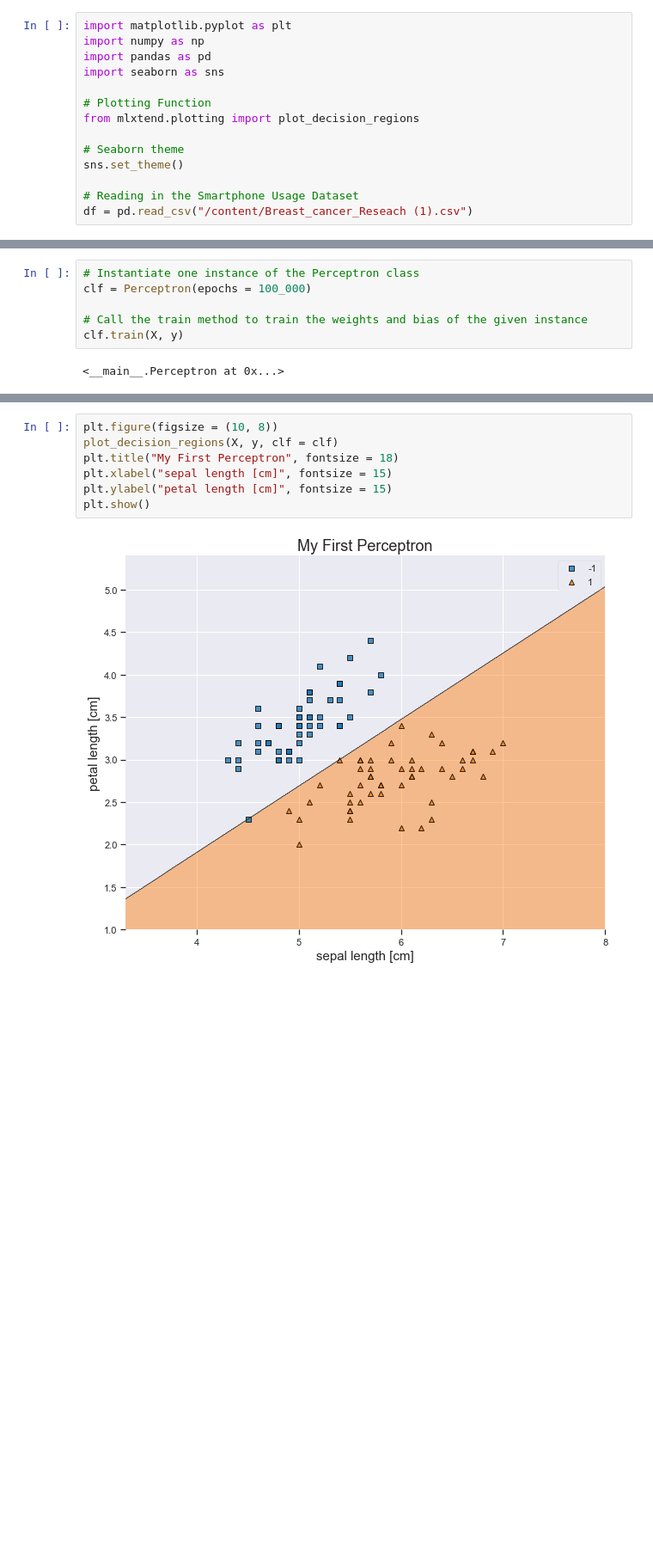
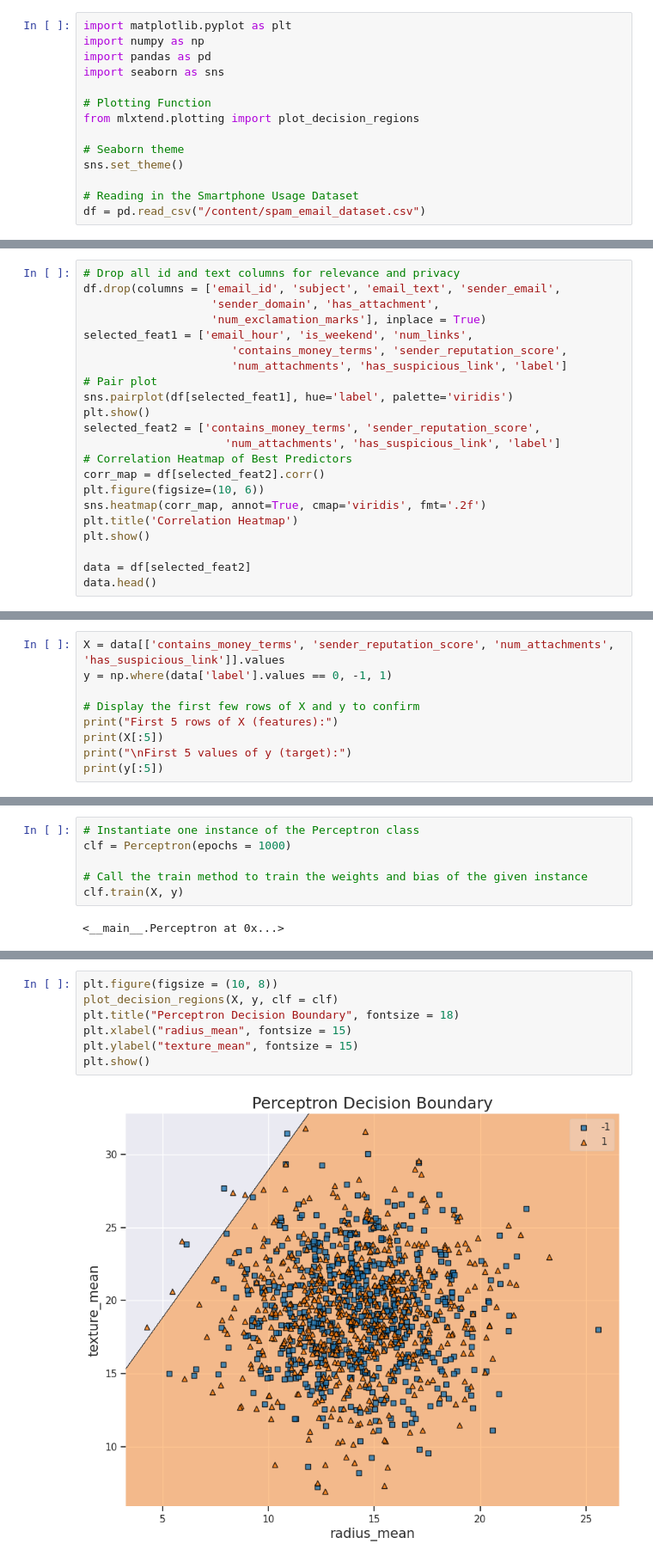
Before and after one commit to ccarr-x/CMOR-438-SP-2026, a Jupyter notebook: Supervised_Learning/The_Perceptron.ipynb, the cells around one changed output, grey strips where cells are left out. Shown at 86% size. Drawn from its saved outputs; the diff is of its cells as text; blank space fills up the shorter version.

```diff
--- a/Supervised_Learning/The_Perceptron.ipynb
+++ b/Supervised_Learning/The_Perceptron.ipynb
@@ -28,7 +28,7 @@ from mlxtend.plotting import plot_decision_regions
 sns.set_theme()
 
 # Reading in the Smartphone Usage Dataset
-df = pd.read_csv("/content/Breast_cancer_Reseach (1).csv")
+df = pd.read_csv("/content/spam_email_dataset.csv")
 # %%
 df.iloc[:100]
 # %% [output]
@@ -177,0 +94,22 @@ array([[5.1, 3.5],
+# %%
+# Drop all id and text columns for relevance and privacy
+df.drop(columns = ['email_id', 'subject', 'email_text', 'sender_email',
+                   'sender_domain', 'has_attachment',
+                   'num_exclamation_marks'], inplace = True)
+selected_feat1 = ['email_hour', 'is_weekend', 'num_links',
+                      'contains_money_terms', 'sender_reputation_score',
+                      'num_attachments', 'has_suspicious_link', 'label']
+# Pair plot
+sns.pairplot(df[selected_feat1], hue='label', palette='viridis')
+plt.show()
+selected_feat2 = ['contains_money_terms', 'sender_reputation_score',
+                     'num_attachments', 'has_suspicious_link', 'label']
+# Correlation Heatmap of Best Predictors
+corr_map = df[selected_feat2].corr()
+plt.figure(figsize=(10, 6))
+sns.heatmap(corr_map, annot=True, cmap='viridis', fmt='.2f')
+plt.title('Correlation Heatmap')
+plt.show()
+
+data = df[selected_feat2]
+data.head()
@@ -177,0 +131,9 @@ array([[5.1, 3.5],
+# %%
+X = data[['contains_money_terms', 'sender_reputation_score', 'num_attachments', 'has_suspicious_link']].values
+y = np.where(data['label'].values == 0, -1, 1)
+
+# Display the first few rows of X and y to confirm
+print("First 5 rows of X (features):")
+print(X[:5])
+print("\nFirst 5 values of y (target):")
+print(y[:5])
@@ -258,7 +230,7 @@ percep.train(X, y)
 ---
 # %%
 # Instantiate one instance of the Perceptron class
-clf = Perceptron(epochs = 100_000)
+clf = Perceptron(epochs = 1000)
 
 # Call the train method to train the weights and bias of the given instance
 clf.train(X, y)
@@ -313,12 +279,12 @@ plt.show()
 # %%
 plt.figure(figsize = (10, 8))
 plot_decision_regions(X, y, clf = clf)
-plt.title("My First Perceptron", fontsize = 18)
-plt.xlabel("sepal length [cm]", fontsize = 15)
-plt.ylabel("petal length [cm]", fontsize = 15)
+plt.title("Perceptron Decision Boundary", fontsize = 18)
+plt.xlabel("radius_mean", fontsize = 15)
+plt.ylabel("texture_mean", fontsize = 15)
 plt.show()
 # %% [output]
-[figure, old version]
+[figure, new version]
 # %% [markdown]
 ---
 
```
Also changed, not shown: parts of 17 cells of this notebook.
